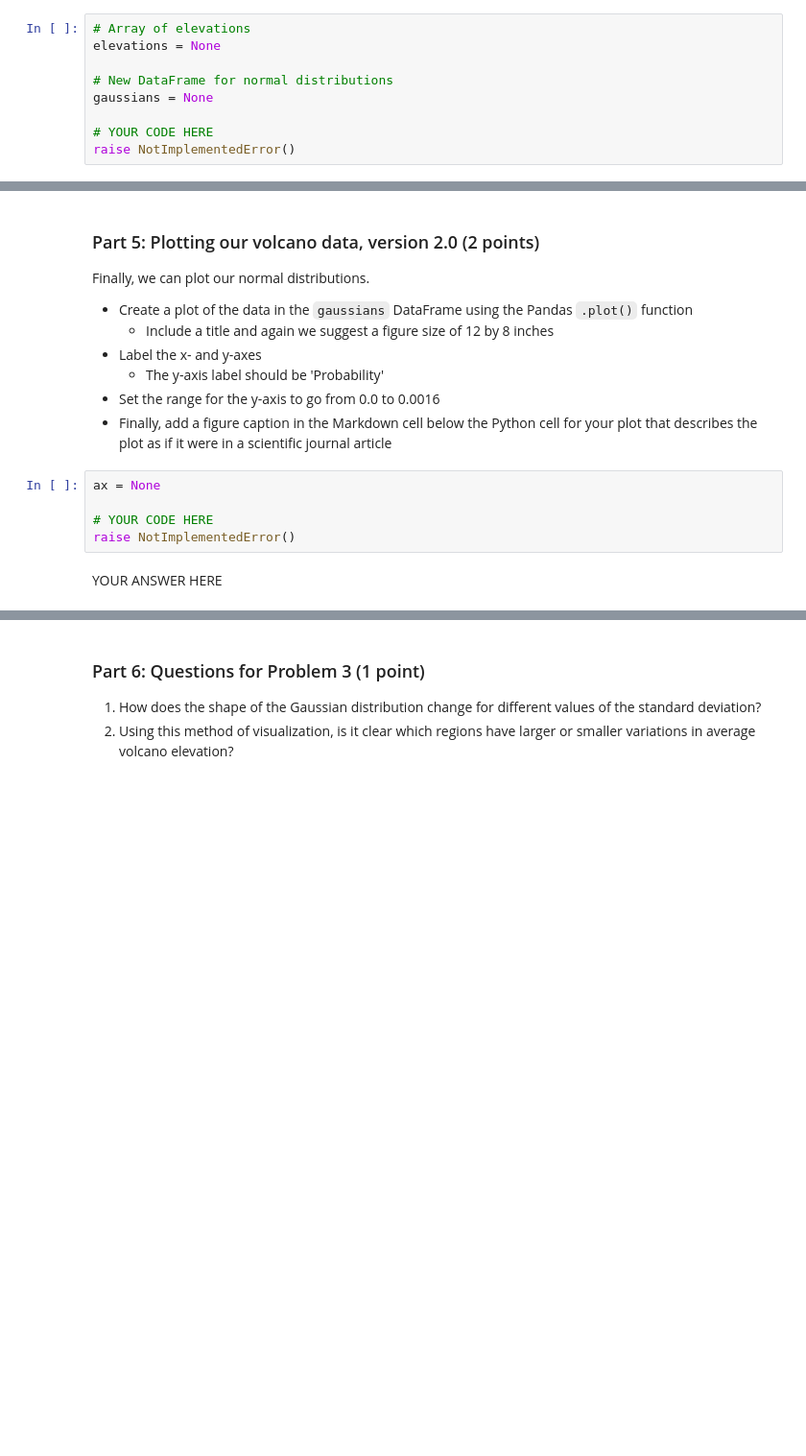
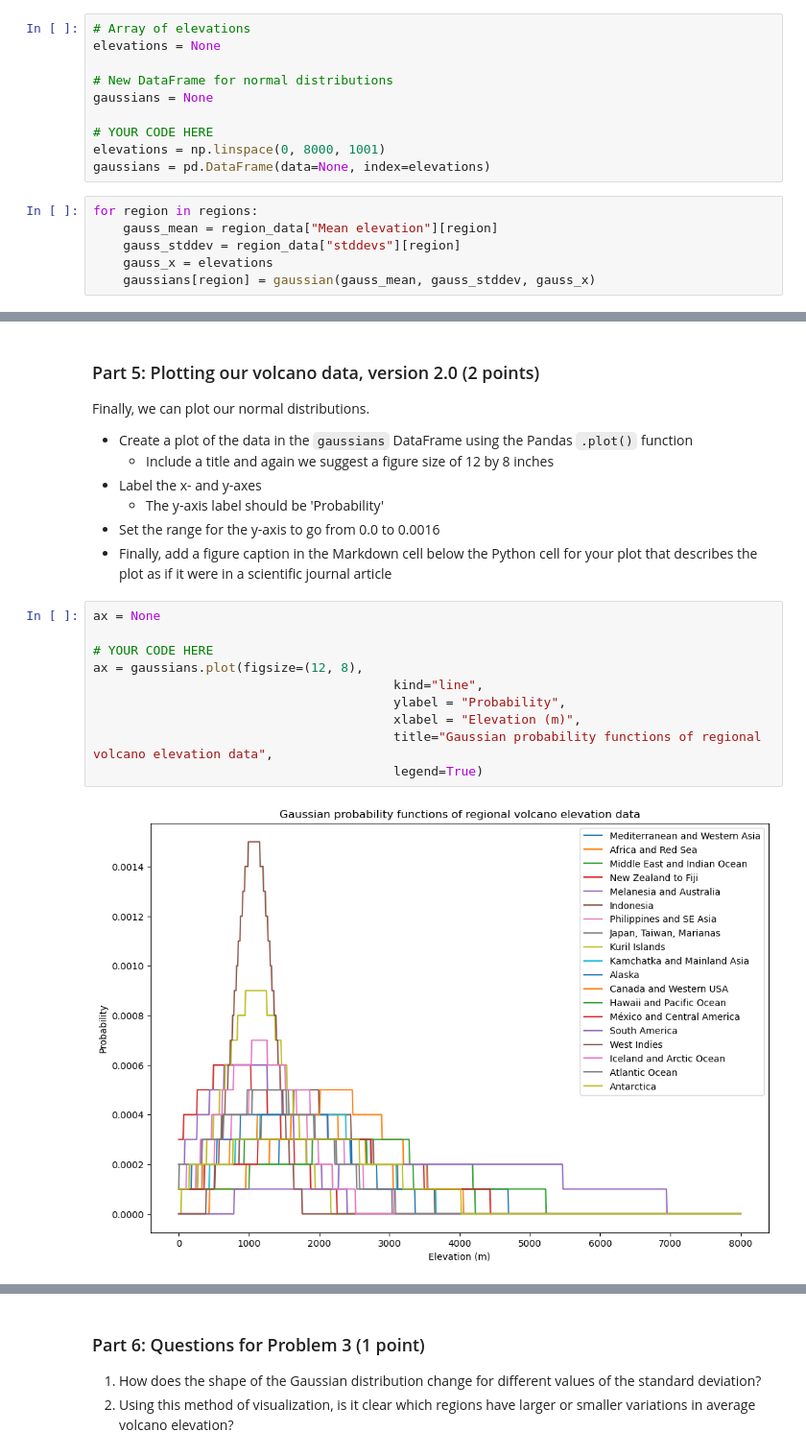
Before and after one commit to joaoambiente/IntroQG-2023, a Jupyter notebook: Exercise-1/Exercise-1-problems-1-3.ipynb, the cells around one changed output, grey strips where cells are left out. Shown at 96% size. Saved outputs shown, nothing was run; the diff lists cells and outputs as text; blank space fills up the shorter version.

```diff
--- a/Exercise-1/Exercise-1-problems-1-3.ipynb
+++ b/Exercise-1/Exercise-1-problems-1-3.ipynb
@@ -610,7 +629,14 @@ elevations = None
 gaussians = None
 
 # YOUR CODE HERE
-raise NotImplementedError()
+elevations = np.linspace(0, 8000, 1001)
+gaussians = pd.DataFrame(data=None, index=elevations)
+# %%
+for region in regions:
+    gauss_mean = region_data["Mean elevation"][region]
+    gauss_stddev = region_data["stddevs"][region]
+    gauss_x = elevations
+    gaussians[region] = gaussian(gauss_mean, gauss_stddev, gauss_x)
 # %%
 # This test print should work
 print(f"The elevation at index 400 is {elevations[400]}. The expected value is 3200.0.")
@@ -628,10 +658,15 @@ Finally, we can plot our normal distributions.
     - The y-axis label should be 'Probability'
 - Set the range for the y-axis to go from 0.0 to 0.0016
 - Finally, add a figure caption in the Markdown cell below the Python cell for your plot that describes the plot as if it were in a scientific journal article
-# %%
-ax = None
-
-# YOUR CODE HERE
-raise NotImplementedError()
-# %% [markdown]
-YOUR ANSWER HERE
+# %%
+ax = None
+
+# YOUR CODE HERE
+ax = gaussians.plot(figsize=(12, 8),
+                                        kind="line",
+                                        ylabel = "Probability",
+                                        xlabel = "Elevation (m)",
+                                        title="Gaussian probability functions of regional volcano elevation data",
+                                        legend=True)
+# %% [output]
+[figure, added]
```
Also changed, not shown: parts of 14 cells of this notebook, 1 other file.
